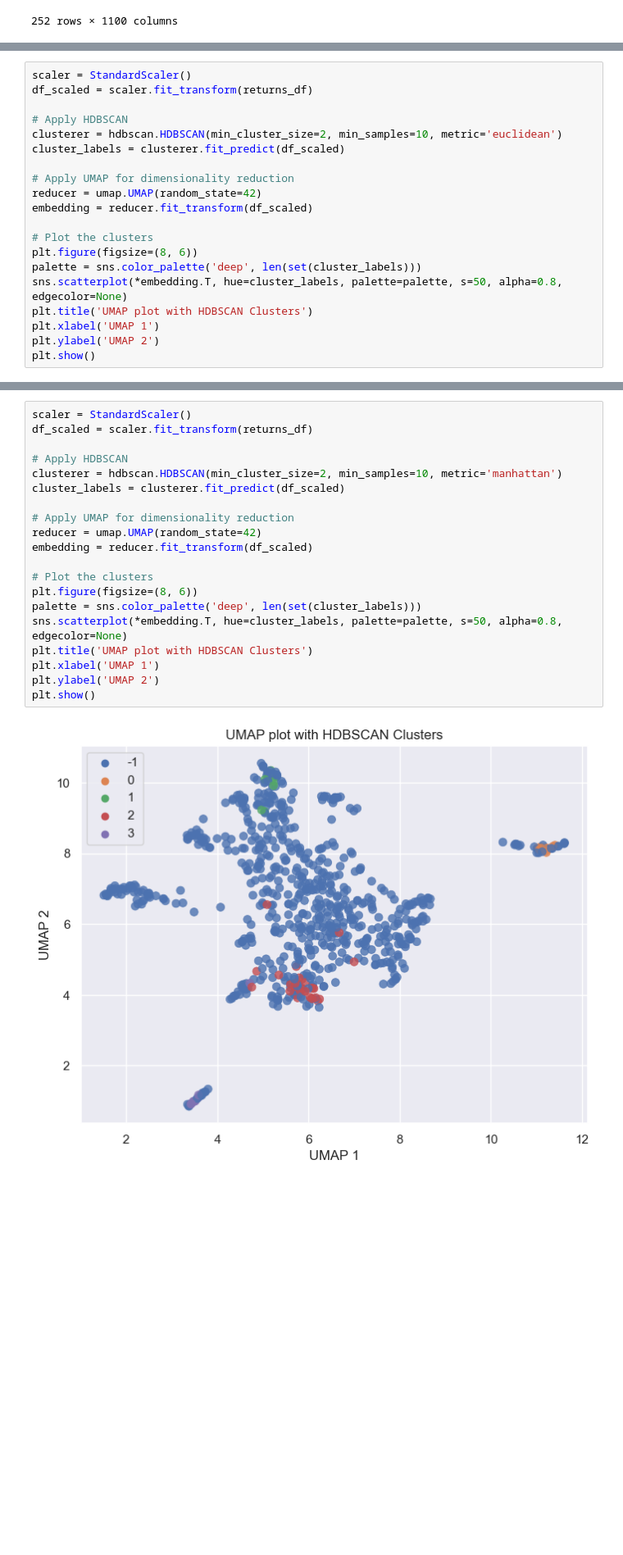
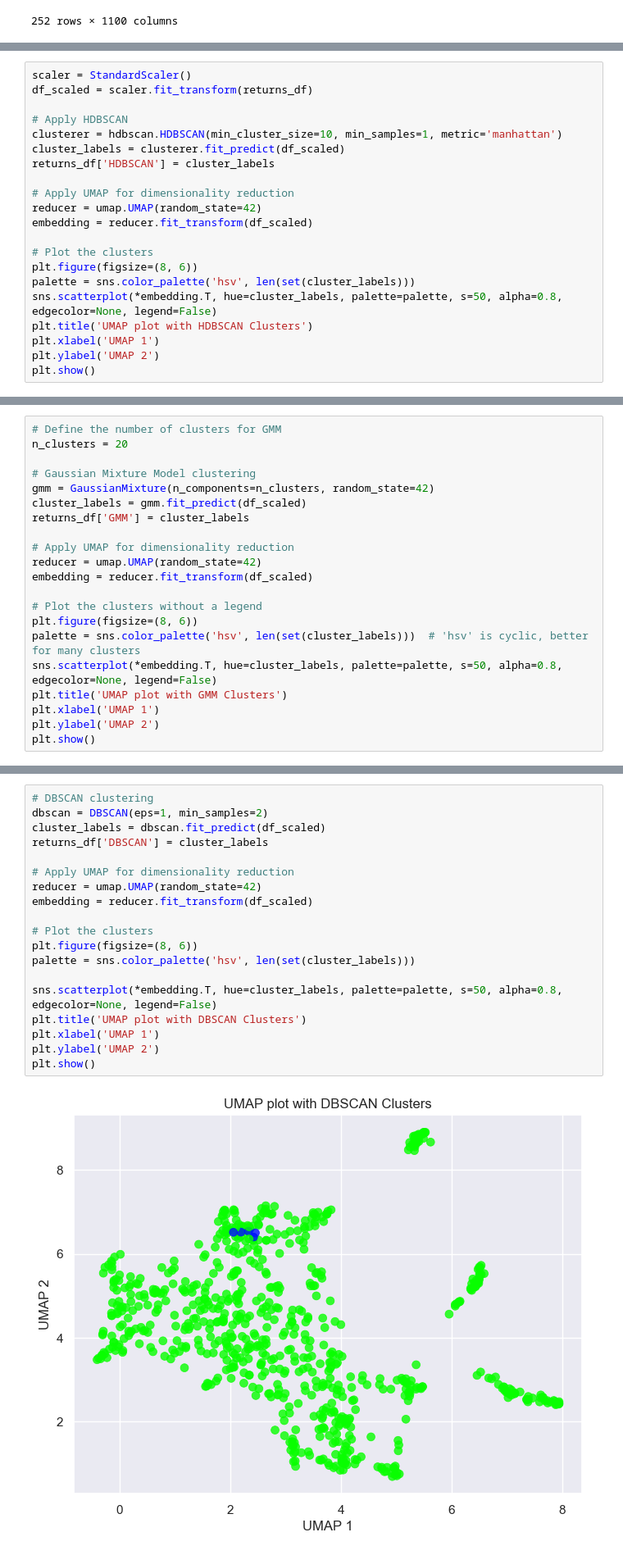
Before and after one commit to AkashRinge/Hierarchical-Risk-Parity, a Jupyter notebook: Portfolio_Construction_with_HRP.ipynb, the cells around one changed output, grey strips where cells are left out. Shown at 82% size. Cells and saved outputs as stored; diff of their text form; blank space fills up the shorter version.

Commit message:
building clusters

```diff
--- a/Portfolio_Construction_with_HRP.ipynb
+++ b/Portfolio_Construction_with_HRP.ipynb
@@ -322,8 +328,9 @@ scaler = StandardScaler()
 df_scaled = scaler.fit_transform(returns_df)
 
 # Apply HDBSCAN
-clusterer = hdbscan.HDBSCAN(min_cluster_size=2, min_samples=10, metric='euclidean')
+clusterer = hdbscan.HDBSCAN(min_cluster_size=10, min_samples=1, metric='manhattan')
 cluster_labels = clusterer.fit_predict(df_scaled)
+returns_df['HDBSCAN'] = cluster_labels
 
 # Apply UMAP for dimensionality reduction
 reducer = umap.UMAP(random_state=42)
@@ -331,8 +338,8 @@ embedding = reducer.fit_transform(df_scaled)
 
 # Plot the clusters
 plt.figure(figsize=(8, 6))
-palette = sns.color_palette('deep', len(set(cluster_labels)))
-sns.scatterplot(*embedding.T, hue=cluster_labels, palette=palette, s=50, alpha=0.8, edgecolor=None)
+palette = sns.color_palette('hsv', len(set(cluster_labels)))
+sns.scatterplot(*embedding.T, hue=cluster_labels, palette=palette, s=50, alpha=0.8, edgecolor=None, legend=False)
 plt.title('UMAP plot with HDBSCAN Clusters')
 plt.xlabel('UMAP 1')
 plt.ylabel('UMAP 2')
@@ -393,0 +420,21 @@ plt.legend()
+# %%
+# Define the number of clusters for GMM
+n_clusters = 20
+
+# Gaussian Mixture Model clustering
+gmm = GaussianMixture(n_components=n_clusters, random_state=42)
+cluster_labels = gmm.fit_predict(df_scaled)
+returns_df['GMM'] = cluster_labels
+
+# Apply UMAP for dimensionality reduction
+reducer = umap.UMAP(random_state=42)
+embedding = reducer.fit_transform(df_scaled)
+
+# Plot the clusters without a legend
+plt.figure(figsize=(8, 6))
+palette = sns.color_palette('hsv', len(set(cluster_labels)))  # 'hsv' is cyclic, better for many clusters
+sns.scatterplot(*embedding.T, hue=cluster_labels, palette=palette, s=50, alpha=0.8, edgecolor=None, legend=False)
+plt.title('UMAP plot with GMM Clusters')
+plt.xlabel('UMAP 1')
+plt.ylabel('UMAP 2')
+plt.show()
@@ -394,22 +445,21 @@ plt.legend()
 # %%
-scaler = StandardScaler()
-df_scaled = scaler.fit_transform(returns_df)
-
-# Apply HDBSCAN
-clusterer = hdbscan.HDBSCAN(min_cluster_size=2, min_samples=10, metric='manhattan')
-cluster_labels = clusterer.fit_predict(df_scaled)
+# DBSCAN clustering
+dbscan = DBSCAN(eps=1, min_samples=2)
+cluster_labels = dbscan.fit_predict(df_scaled)
+returns_df['DBSCAN'] = cluster_labels
 
 # Apply UMAP for dimensionality reduction
 reducer = umap.UMAP(random_state=42)
 embedding = reducer.fit_transform(df_scaled)
 
 # Plot the clusters
 plt.figure(figsize=(8, 6))
-palette = sns.color_palette('deep', len(set(cluster_labels)))
-sns.scatterplot(*embedding.T, hue=cluster_labels, palette=palette, s=50, alpha=0.8, edgecolor=None)
-plt.title('UMAP plot with HDBSCAN Clusters')
+palette = sns.color_palette('hsv', len(set(cluster_labels)))
+
+sns.scatterplot(*embedding.T, hue=cluster_labels, palette=palette, s=50, alpha=0.8, edgecolor=None, legend=False)
+plt.title('UMAP plot with DBSCAN Clusters')
 plt.xlabel('UMAP 1')
 plt.ylabel('UMAP 2')
 plt.show()
 # %% [output]
-[figure, old version]
+[figure, new version]
```
Also changed, not shown: parts of 24 cells of this notebook.
